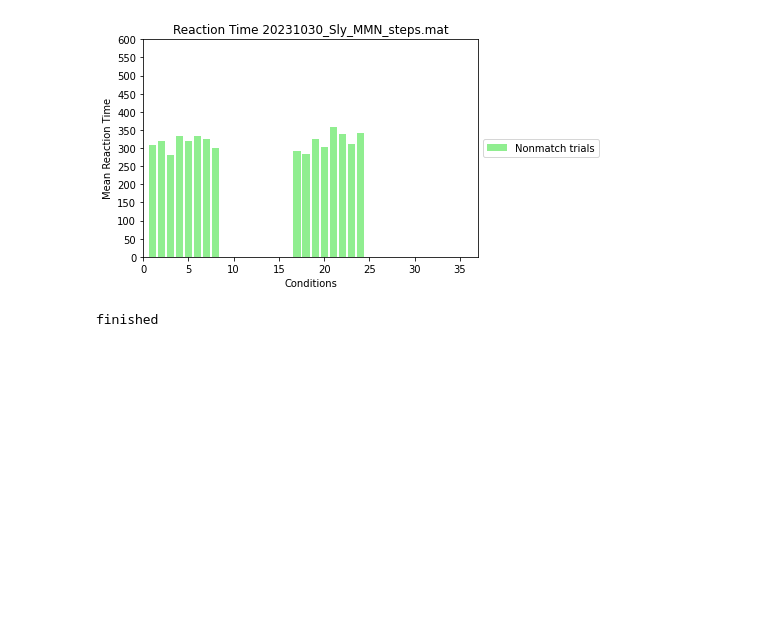
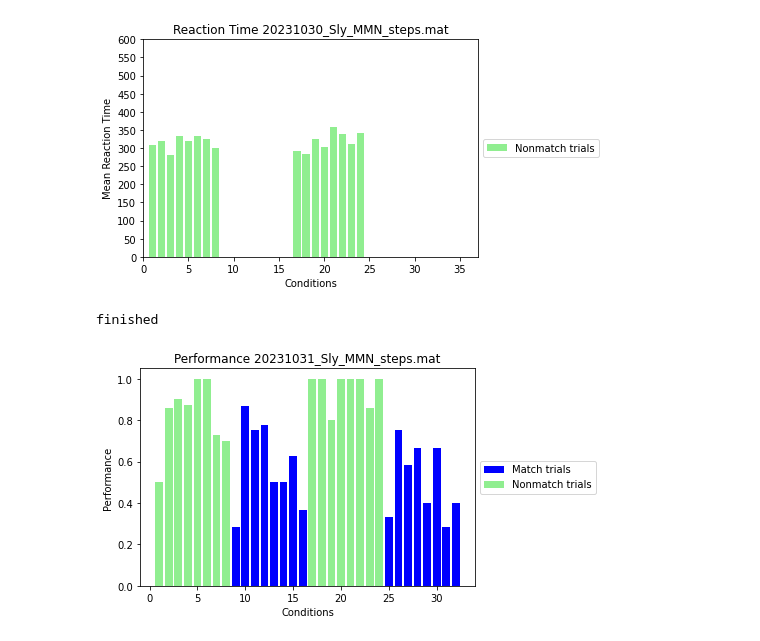
Before and after one commit to Sihai-Li/MMN_analysis, a Jupyter notebook: Plot_beh_performance.ipynb, the cells around one changed output. Cells and saved outputs as stored; diff of their text form; code cells hidden in the pictures; blank space fills up the shorter version.

Commit message:
training_performance_update

```diff
--- a/Plot_beh_performance.ipynb
+++ b/Plot_beh_performance.ipynb
@@ -642,3 +642,97 @@ print('finished')
 [figure]
 [figure]
 finished
+# %%
+import numpy as np
+import scipy.io
+import pandas as pd
+import matplotlib.pyplot as plt
+
+# Load data
+name = "20231031_Sly_MMN_steps.mat"
+dict_path = r'D:\Uchi_data\Sly_beh\MMN_data\converted_data\\'
+filename = dict_path + name
+data = scipy.io.loadmat(filename)
+
+beh = data['beh1'][0]
+beh_df = pd.DataFrame(beh)
+
+num_cond = int(beh_df['Condition'].max())  # Ensure num_cond is an integer
+
+overall_cond = np.zeros(num_cond)
+correct_cond = np.zeros(num_cond)
+RT_cond = np.full((num_cond, 200), np.nan)
+
+for _, row in beh_df.iterrows():
+    for i in range(1, num_cond + 1):  # MATLAB indices start from 1
+        if row['Condition'] == i and (row['TrialError'] == 0 or row['TrialError'] == 8):
+            overall_cond[i-1] += 1  # Adjust for 0-based indexing
+
+            if row['TrialError'] == 0:
+                correct_cond[i-1] += 1
+                RT_cond[i-1, int(correct_cond[i-1])-1] = row['ReactionTime']
+
+mean_RT = np.nanmean(RT_cond, axis=1)
+cond_performance = correct_cond / overall_cond
+
+# Plotting Performance
+plt.figure()
+plt.bar(range(1, num_cond+1), cond_performance, color='blue', label='Match trials')
+plt.xlabel('Conditions')
+plt.ylabel('Performance')
+plt.title('Performance ' + name)
+
+
+# Change color for specific bars to light green
+plt.bar(range(1, 9), cond_performance[:8], color='lightgreen', label='Nonmatch trials')
+plt.bar(range(17, 25), cond_performance[16:24], color='lightgreen')  # Assuming there are at least 24 conditions
+
+# Move legend outside the figure
+plt.legend(loc='center left', bbox_to_anchor=(1, 0.5))
+
+# Calculate mean performance for different groups of bars
+mean_performance_1_8 = np.mean(cond_performance[:8])
+mean_performance_9_16 = np.mean(cond_performance[8:16])
+mean_performance_17_24 = np.mean(cond_performance[16:24])
+mean_performance_25_32 = np.mean(cond_performance[24:32])
+
+
+# Define the data
+data = {'Group of Bars': ['Nonmatch_2_rep', 'Match_2_rep', 'Nonmatch_3_rep', 'Match_3_rep'],
+        'Mean Performance': [mean_performance_1_8, mean_performance_9_16, mean_performance_17_24, mean_performance_25_32]}
+
+# Create a DataFrame
+df = pd.DataFrame(data)
+
+# Format the 'Mean Performance' column to have only two digits after the decimal point
+df['Mean Performance'] = df['Mean Performance'].apply(lambda x: f'{x:.2f}')
+
+# Create a table
+fig, ax = plt.subplots(figsize=(6, 1)) # Adjust the figsize as needed
+ax.axis('tight')
+ax.axis('off')
+the_table = ax.table(cellText=df.values, colLabels=df.columns, loc='center', cellLoc = 'center')
+
+# Set table properties
+the_table.auto_set_font_size(False)
+the_table.set_fontsize(12)
+the_table.scale(1.2, 1.2) # Adjust the scaling as needed
+
+plt.show()
+
+# Plotting Reaction Time
+plt.figure()
+plt.bar(range(1, num_cond+1), mean_RT, color='lightgreen', label='Nonmatch trials')
+plt.xlabel('Conditions')
+plt.ylabel('Mean Reaction Time')
+plt.title('Reaction Time ' + name)
+
+# Move legend outside the figure
+plt.legend(loc='center left', bbox_to_anchor=(1, 0.5))
+plt.xlim(0, 37)
+plt.yticks(range(0, 601, 50))
+plt.show()
+
+print('finished')
+# %% [output]
+[figure, added]
```
Also changed, not shown: parts of 2 cells of this notebook.
